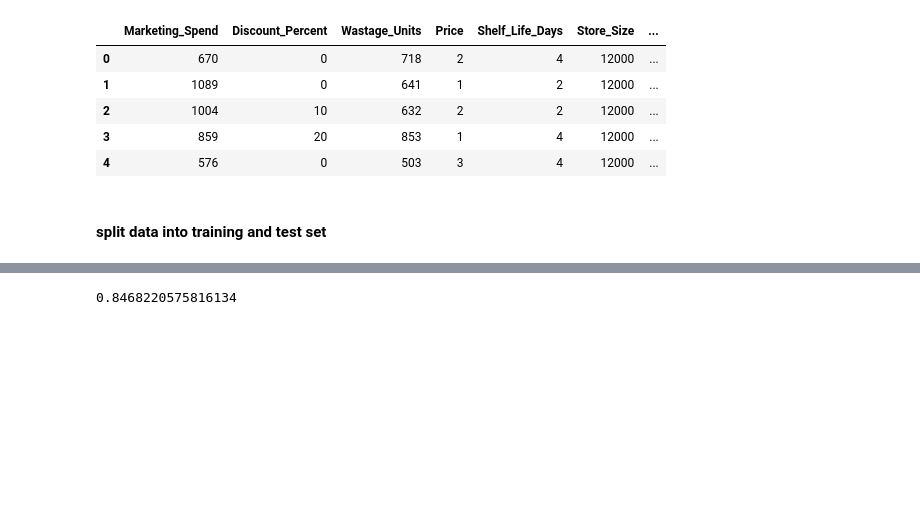
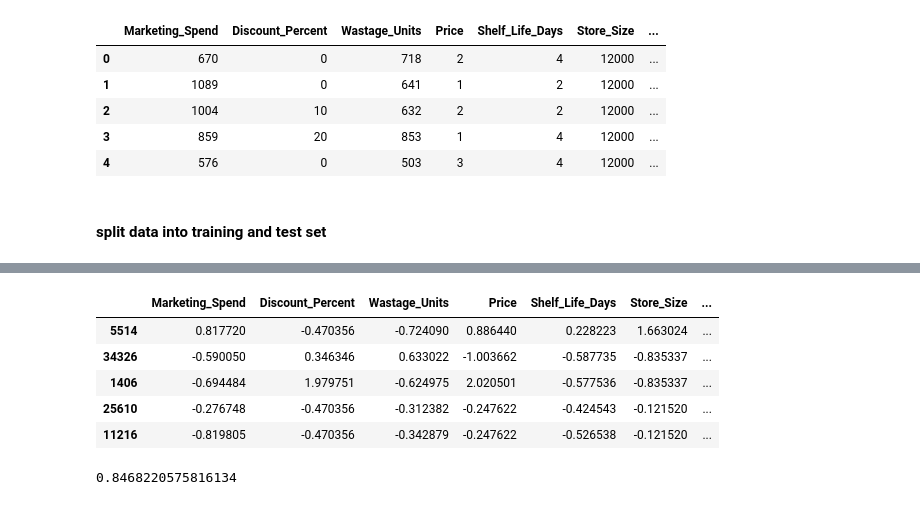
Before and after one commit to edwinaabam/FrostUK, a Jupyter notebook: model/model.ipynb, the cells around one changed output, grey strips where cells are left out. Saved outputs shown, nothing was run; the diff lists cells and outputs as text; code cells hidden in the pictures; blank space fills up the shorter version.

```diff
--- a/model/model.ipynb
+++ b/model/model.ipynb
@@ -146,8 +165,30 @@ linear = LinearRegression()
 scaler = StandardScaler()
 # %%
 
-X_train_scaled = scaler.fit_transform(X_train)
-X_test_scaled = scaler.transform(X_test)
+#X_train_scaled = scaler.fit_transform(X_train)    returns np array
+#X_test_scaled = scaler.transform(X_test)
+
+
+X_train_scaled = pd.DataFrame(
+    scaler.fit_transform(X_train),
+    columns=X_train.columns,
+    index=X_train.index
+)
+
+X_test_scaled = pd.DataFrame(
+    scaler.transform(X_test),
+    columns=X_test.columns,
+    index=X_test.index
+)
+# %%
+X_train_scaled.head()
+# %% [output]
+|  | Marketing_Spend | Discount_Percent | Wastage_Units | Price | Shelf_Life_Days | Store_Size | ... |
+| 5514 | 0.817720 | -0.470356 | -0.724090 | 0.886440 | 0.228223 | 1.663024 | ... |
+| 34326 | -0.590050 | 0.346346 | 0.633022 | -1.003662 | -0.587735 | -0.835337 | ... |
+| 1406 | -0.694484 | 1.979751 | -0.624975 | 2.020501 | -0.577536 | -0.835337 | ... |
+| 25610 | -0.276748 | -0.470356 | -0.312382 | -0.247622 | -0.424543 | -0.121520 | ... |
+| 11216 | -0.819805 | -0.470356 | -0.342879 | -0.247622 | -0.526538 | -0.121520 | ... |
 # %%
 base_model = linear.fit(X_train_scaled, y_train)
 base_model.score(X_test_scaled, y_test)
```
Also changed, not shown: parts of 6 cells of this notebook, 5 other files.
